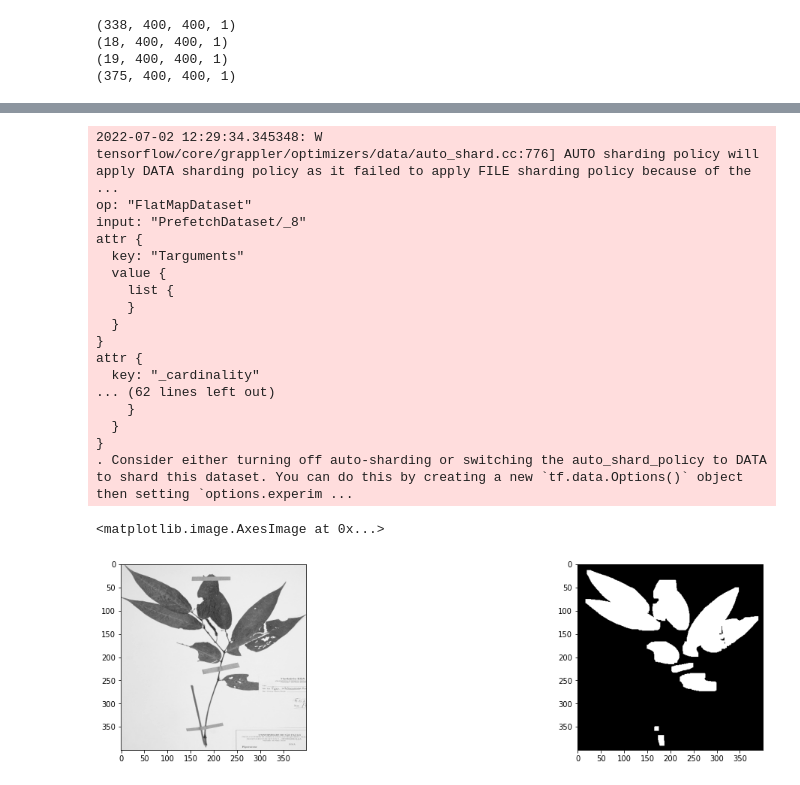
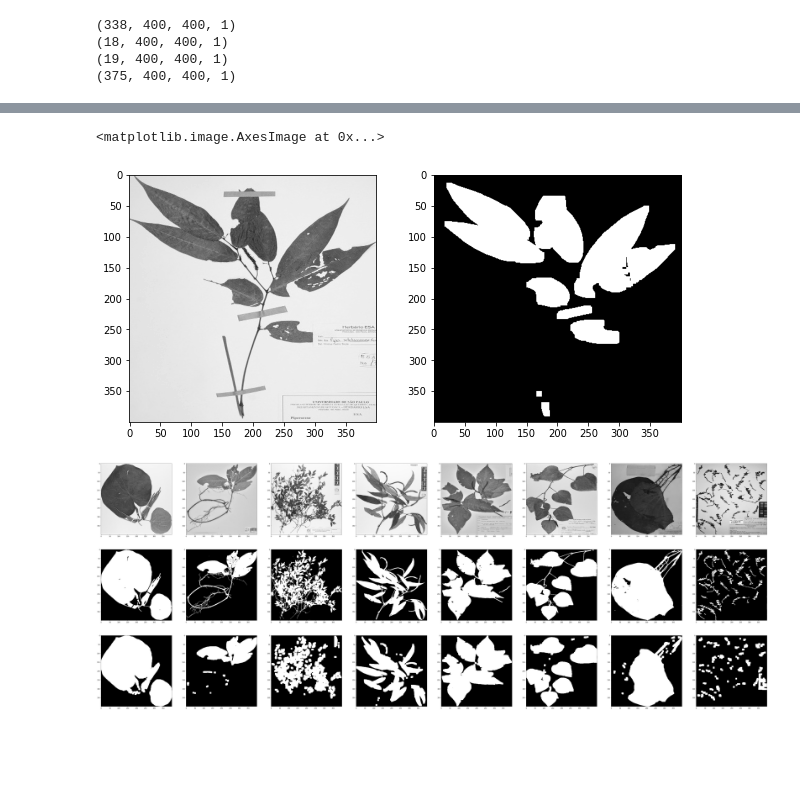
Before and after one commit to xaaaandao/piperaceae-segmentation, a Jupyter notebook: piperaceae-segmentation.ipynb, the cells around one changed output, grey strips where cells are left out. Saved outputs shown, nothing was run; the diff lists cells and outputs as text; code cells hidden in the pictures; blank space fills up the shorter version.

Commit message:
Done and generate images

```diff
--- a/piperaceae-segmentation.ipynb
+++ b/piperaceae-segmentation.ipynb
@@ -379,40 +326,52 @@ def crop_image(img, mask):
 # %%
 idx = 15
 test_img = X_test[idx,:,:,:].reshape((1, image_size, image_size, 1))
 test_mask = Y_test[idx,:,:,:].reshape((1, image_size, image_size, 1))
 pred_mask = model.predict(test_img)[0,:,:,0]
 pred_mask = numpy.uint8(pred_mask > 0.5)
 open_pred_mask = skimage.morphology.erosion(pred_mask, skimage.morphology.square(5))
 open_pred_mask = skimage.morphology.dilation(open_pred_mask, skimage.morphology.square(5))
 post_pred_mask = skimage.morphology.dilation(open_pred_mask, skimage.morphology.square(5))
 
 crop_img, crop_mask = crop_image(test_img[0,:,:,0], post_pred_mask)
 
 crop_img_masked = crop_img * crop_mask
 
 # row, column
-f = matplotlib.pyplot.figure(figsize=(20, 10))
+f = matplotlib.pyplot.figure(figsize=(10, 10))
 f.add_subplot(2, 2, 1)
 matplotlib.pyplot.imshow(skimage.img_as_ubyte(test_img[0,:,:,0]), cmap = "gray")
 f.add_subplot(2, 2, 2)
 matplotlib.pyplot.imshow(post_pred_mask, cmap = "gray")
 # %% [output]
-2022-07-02 12:29:34.345348: W tensorflow/core/grappler/optimizers/data/auto_shard.cc:776] AUTO sharding policy will apply DATA sharding policy as it failed to apply FILE sharding policy because of the ...
-op: "FlatMapDataset"
-input: "PrefetchDataset/_8"
-attr {
-  key: "Targuments"
-  value {
-    list {
-    }
-  }
-}
-attr {
-  key: "_cardinality"
-... (62 lines left out)
-    }
-  }
-}
-. Consider either turning off auto-sharding or switching the auto_shard_policy to DATA to shard this dataset. You can do this by creating a new `tf.data.Options()` object then setting `options.experim ...
+<matplotlib.image.AxesImage at 0x...>
-<matplotlib.image.AxesImage at 0x...>
-[figure, old version]
+[figure, new version]
+# %%
+idx = 15
+# f = matplotlib.pyplot.figure(nrows=3, ncols=8, nrfigsize=(140, 200))
+# f.subplots_adjust(hspace=10.0)
+
+f, axarr = matplotlib.pyplot.subplots(nrows=3, ncols=8, figsize=(80, 30))
+for i in range(8):
+    test_img = X_test[i,:,:,:].reshape((1, image_size, image_size, 1))
+    axarr[0, i].imshow(skimage.img_as_ubyte(test_img[0,:,:,0]), cmap = "gray")
+
+
+for i in range(8):
+    test_mask = Y_test[i,:,:,:].reshape((1, image_size, image_size, 1))
+    axarr[1, i].imshow(skimage.img_as_ubyte(test_mask[0,:,:,0]), cmap = "gray")
+
+for i in range(8):
+    test_img = X_test[i,:,:,:].reshape((1, image_size, image_size, 1))
+    # test_mask = Y_test[idx,:,:,:].reshape((1, image_size, image_size, 1))
+    pred_mask = model.predict(test_img)[0,:,:,0]
+    pred_mask = numpy.uint8(pred_mask > 0.5)
+    open_pred_mask = skimage.morphology.erosion(pred_mask, skimage.morphology.square(5))
+    open_pred_mask = skimage.morphology.dilation(open_pred_mask, skimage.morphology.square(5))
+    post_pred_mask = skimage.morphology.dilation(open_pred_mask, skimage.morphology.square(5))
+    axarr[2, i].imshow(post_pred_mask, cmap = "gray")
+    # print(type(post_pred_mask))
+
+f.savefig("a.png")
+# %% [output]
+[figure, added]
```
Also changed, not shown: parts of 4 cells of this notebook.
